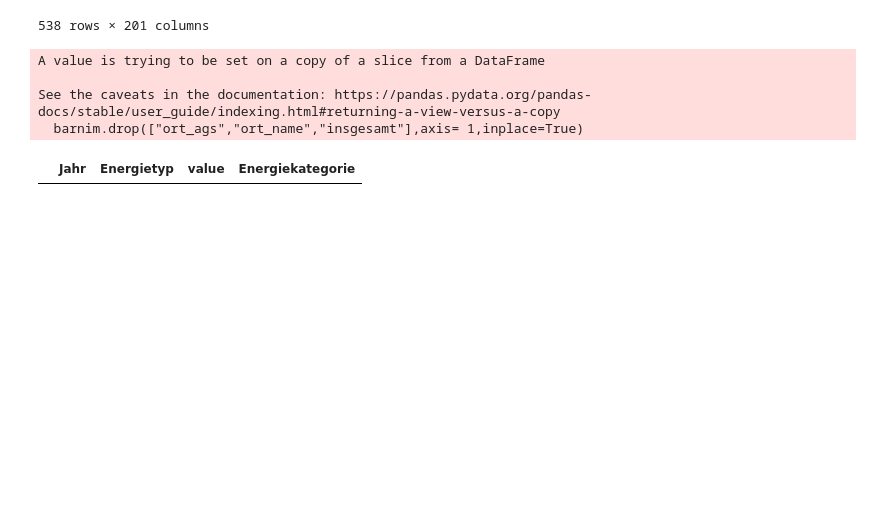
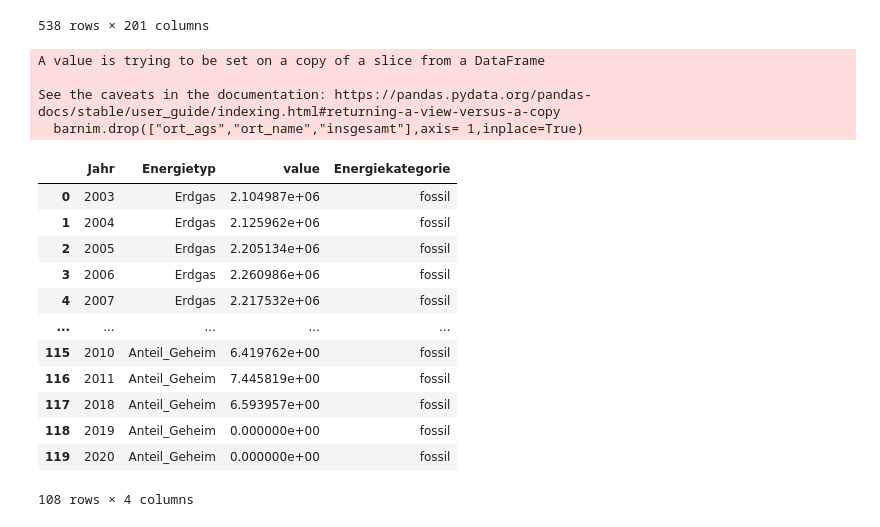
Before and after one commit to uclab-potsdam/klimataz, a Jupyter notebook: data/energy/final_data_landkreise_energy_industryenergyconsumption.ipynb, the cells around one changed output. Drawn from its saved outputs; the diff is of its cells as text; code cells hidden in the pictures; blank space fills up the shorter version.

```diff
--- a/data/energy/final_data_landkreise_energy_industryenergyconsumption.ipynb
+++ b/data/energy/final_data_landkreise_energy_industryenergyconsumption.ipynb
@@ -181,24 +181,36 @@ piv_df.to_csv("data/final_data_landkreis_energy_industryenergy.csv")
 # %%
 ## DATASNIPPET FOR TESTING
 
-barnim = pivot[pivot.ort_ags == "12060"]
+barnim = pivot[pivot.ort_ags == 10045]
 barnim.drop(["ort_ags","ort_name","insgesamt"],axis= 1,inplace=True)
 
 melt = pd.melt(barnim,id_vars=["Jahr"])
 melt = melt.fillna(0)
 melt['value']=pd.to_numeric(melt['value'])
 melt = melt[melt["Energietyp"] != "Anteil_Erneuerbar"]
 
 renewables = ["Wärme","Strom","Erneuerbare Energien"]
 melt["Energiekategorie"] = np.where(melt.Energietyp.isin(renewables), 'renewable', 'fossil')
 melt.to_csv("data/snippet/energy_industry_barnim.csv")
 melt
 
 barnim.to_csv("data/snippet/energy_industry_barnim_wide.csv")
 melt
 # %% [output]
 A value is trying to be set on a copy of a slice from a DataFrame
 
 See the caveats in the documentation: https://pandas.pydata.org/pandas-docs/stable/user_guide/indexing.html#returning-a-view-versus-a-copy
   barnim.drop(["ort_ags","ort_name","insgesamt"],axis= 1,inplace=True)
 |  | Jahr | Energietyp | value | Energiekategorie |
+| 0 | 2003 | Erdgas | 2.104987e+06 | fossil |
+| 1 | 2004 | Erdgas | 2.125962e+06 | fossil |
+| 2 | 2005 | Erdgas | 2.205134e+06 | fossil |
+| 3 | 2006 | Erdgas | 2.260986e+06 | fossil |
+| 4 | 2007 | Erdgas | 2.217532e+06 | fossil |
+| ... | ... | ... | ... | ... |
+| 115 | 2010 | Anteil_Geheim | 6.419762e+00 | fossil |
+| 116 | 2011 | Anteil_Geheim | 7.445819e+00 | fossil |
+| 117 | 2018 | Anteil_Geheim | 6.593957e+00 | fossil |
+| 118 | 2019 | Anteil_Geheim | 0.000000e+00 | fossil |
+| 119 | 2020 | Anteil_Geheim | 0.000000e+00 | fossil |
+108 rows × 4 columns
```
Also changed, not shown: parts of 1 cell of this notebook, 5 other files.
